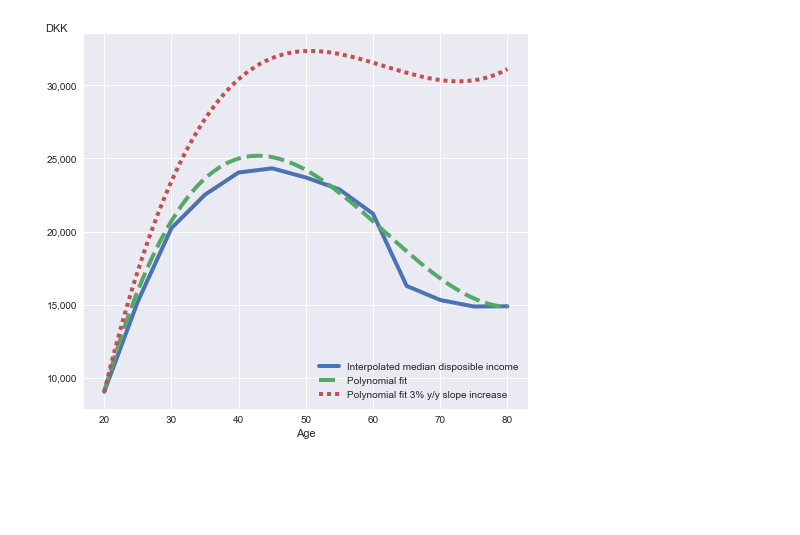
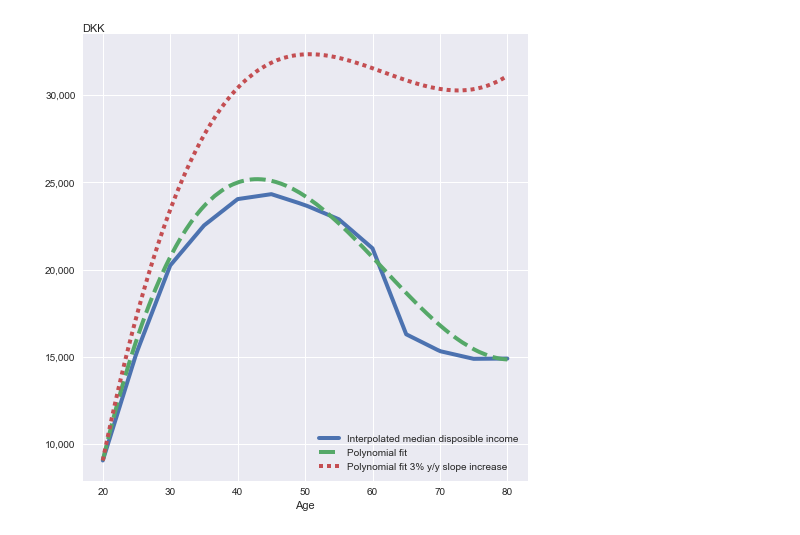
Before and after one commit to neriksen/applied_finance, a Jupyter notebook: dst_savings_fig.ipynb, the cells around one changed output. Drawn from its saved outputs; the diff is of its cells as text; code cells hidden in the pictures; blank space fills up the shorter version.

Commit message:
Fixed disposable income figure

```diff
--- a/dst_savings_fig.ipynb
+++ b/dst_savings_fig.ipynb
@@ -6,15 +1,33 @@ import seaborn as sns
+# %%
+import pandas as pd
+import matplotlib
+import matplotlib.pyplot as plt
+import seaborn as sns
+pd.set_option('display.float_format', lambda x: '%.3f' % x)
+pd.set_option('display.max_rows', 1000)
+pd.set_option('display.max_columns', 50)
+pd.set_option('display.float_format', lambda x: '%.3f' % x)
+pd.set_option('display.max_rows', 1000)
+plt.style.use('seaborn')
+plt.rc('font', size=10)          # controls default text sizes
+plt.rc('axes', titlesize=16)     # fontsize of the axes title
+plt.rc('axes', labelsize=16)    # fontsize of the x and y labels
+plt.rc('xtick', labelsize=13)    # fontsize of the tick labels
+plt.rc('ytick', labelsize=13)    # fontsize of the tick labels
+plt.rc('legend', fontsize=13)    # legend fontsize
+plt.rc('figure', titlesize=13)  # fontsize of the figure title
 # %%
-data = pd.read_csv('Description of data/disposible_income_for_fig.csv', sep=';', index_col=0)
+data = pd.read_csv('Description of data/disposable_income_for_fig.csv', sep=';', index_col=0)
 # %%
 plt.style.use('seaborn')
-fig, ax = plt.subplots(1, 1, figsize=(7, 6))
+fig, ax = plt.subplots(1, 1, figsize=(7, 7))
 sns.lineplot(data = data, linewidth = 4, linestyle="solid")
 ax.set_xlabel('Age')
 ax.get_yaxis().set_major_formatter(
     matplotlib.ticker.FuncFormatter(lambda x, p: format(int(x), ',')))
-ax.set_ylabel('DKK', rotation=0, loc='top', labelpad=-21)
+ax.set_ylabel('DKK', rotation=0, loc='top', labelpad=-59)
 ax.legend(['Interpolated median disposible income', 'Polynomial fit', 'Polynomial fit 3% y/y slope increase'])
 plt.tight_layout()
 fig.savefig('Description of data/disposable_income.png')
 # %% [output]
-[figure, old version]
+[figure, new version]
```
Also changed, not shown: parts of 1 cell of this notebook, 1 other file.
